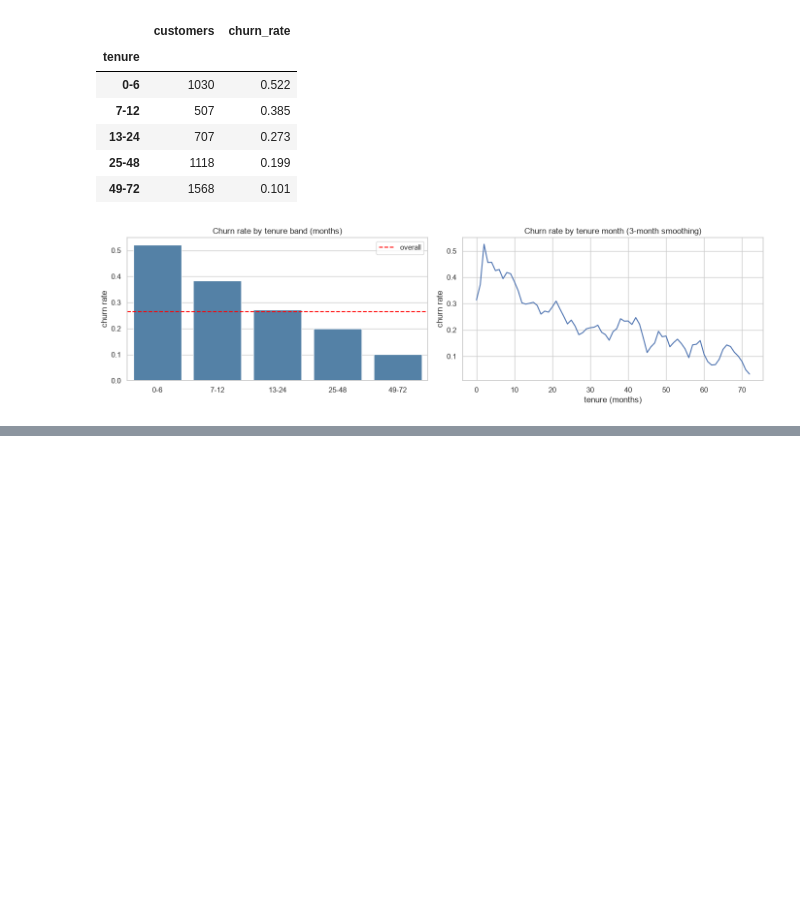
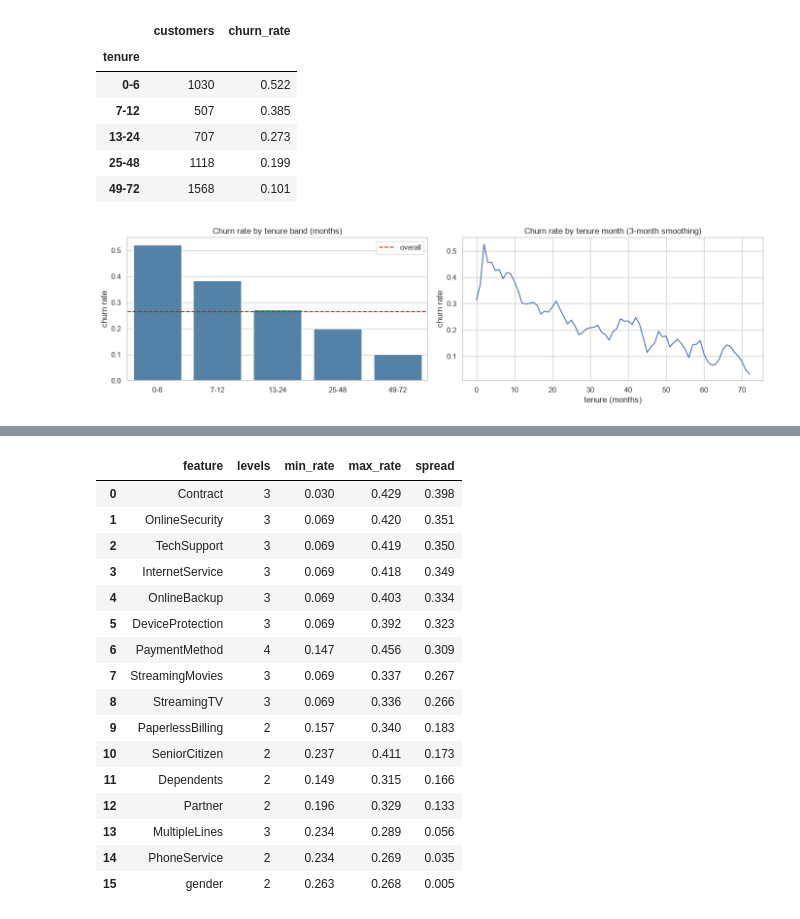
Before and after one commit to ayour2a/churn_prediction_mle, a Jupyter notebook: notebooks/01_EDA_cleaning.ipynb, the cells around one changed output, grey strips where cells are left out. Saved outputs shown, nothing was run; the diff lists cells and outputs as text; code cells hidden in the pictures; blank space fills up the shorter version.

```diff
--- a/notebooks/01_EDA_cleaning.ipynb
+++ b/notebooks/01_EDA_cleaning.ipynb
@@ -411,0 +467,36 @@ plt.show()
+# %%
+# Rank features by how much churn rate differs between their levels(levels with >= 30 customers)
+rows = []
+
+for col in cat_cols:
+    table = churn_rate_by(col)
+    table = table[table["customers"] >= 30]
+    rows.append({
+        "feature": col,
+        "levels": len(table),
+        "min_rate": table["churn_rate"].min(),
+        "max_rate": table["churn_rate"].max(),
+        "spread": table["churn_rate"].max() - table["churn_rate"].min()
+    })
+
+pd.DataFrame(rows).sort_values(
+    "spread", ascending=False
+).reset_index(drop=True)
+# %% [output]
+|  | feature | levels | min_rate | max_rate | spread |
+| 0 | Contract | 3 | 0.030 | 0.429 | 0.398 |
+| 1 | OnlineSecurity | 3 | 0.069 | 0.420 | 0.351 |
+| 2 | TechSupport | 3 | 0.069 | 0.419 | 0.350 |
+| 3 | InternetService | 3 | 0.069 | 0.418 | 0.349 |
+| 4 | OnlineBackup | 3 | 0.069 | 0.403 | 0.334 |
+| 5 | DeviceProtection | 3 | 0.069 | 0.392 | 0.323 |
+| 6 | PaymentMethod | 4 | 0.147 | 0.456 | 0.309 |
+| 7 | StreamingMovies | 3 | 0.069 | 0.337 | 0.267 |
+| 8 | StreamingTV | 3 | 0.069 | 0.336 | 0.266 |
+| 9 | PaperlessBilling | 2 | 0.157 | 0.340 | 0.183 |
+| 10 | SeniorCitizen | 2 | 0.237 | 0.411 | 0.173 |
+| 11 | Dependents | 2 | 0.149 | 0.315 | 0.166 |
+| 12 | Partner | 2 | 0.196 | 0.329 | 0.133 |
+| 13 | MultipleLines | 3 | 0.234 | 0.289 | 0.056 |
+| 14 | PhoneService | 2 | 0.234 | 0.269 | 0.035 |
+| 15 | gender | 2 | 0.263 | 0.268 | 0.005 |
```
Also changed, not shown: parts of 19 cells of this notebook.
